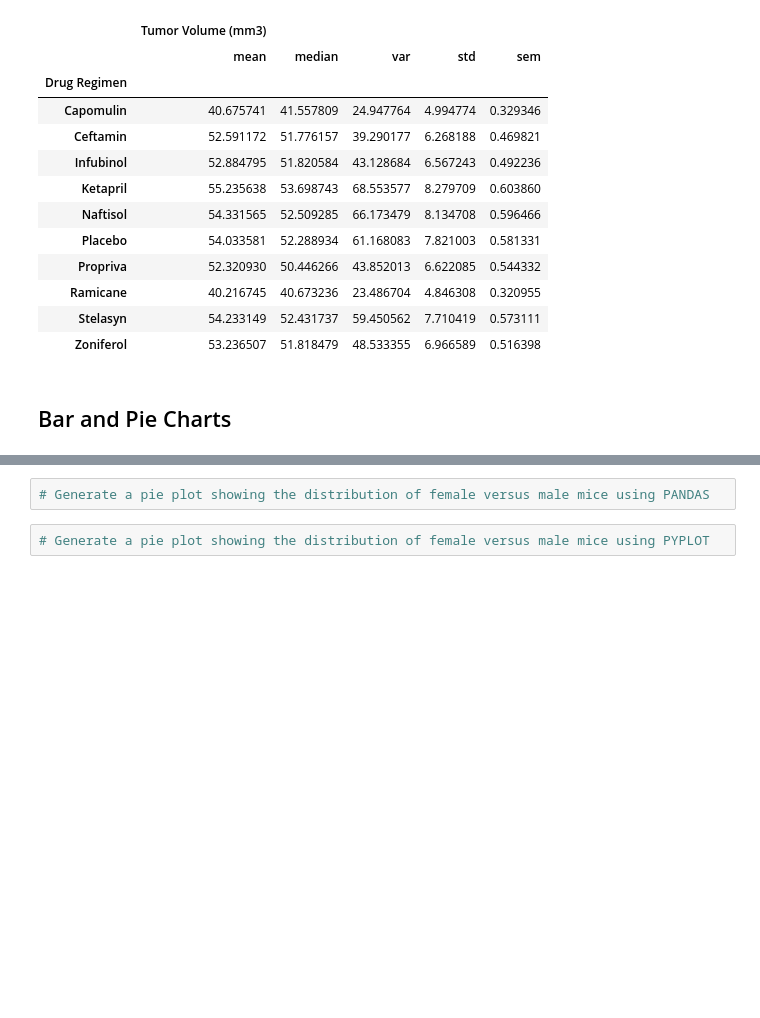
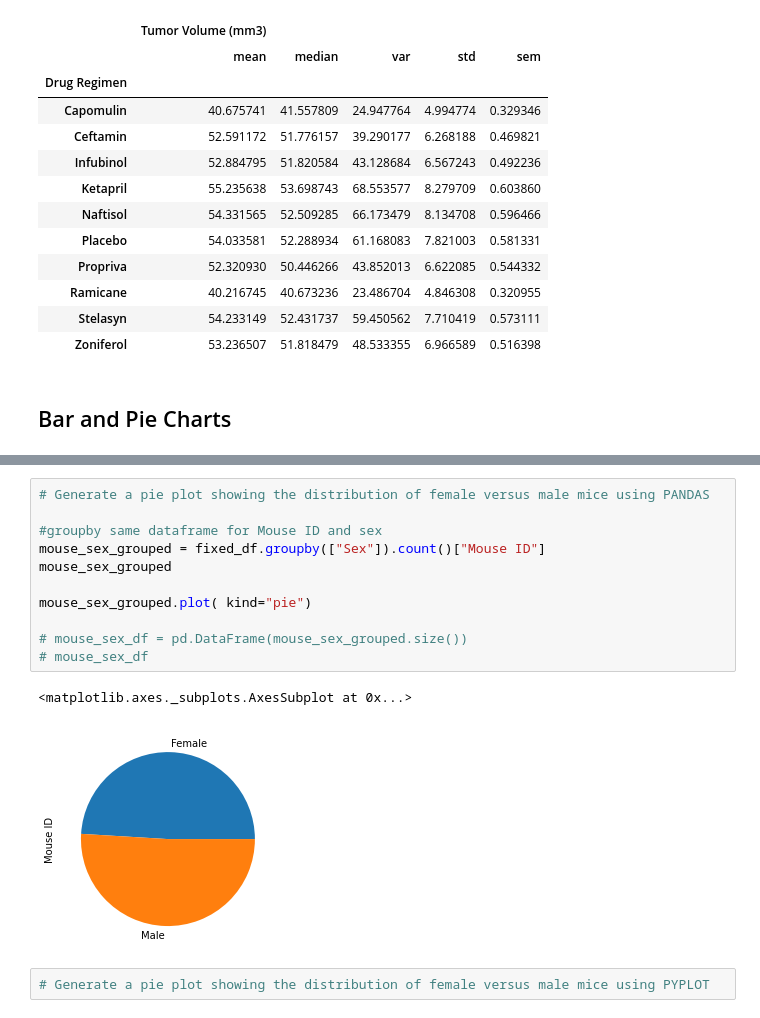
Before and after one commit to cieranmorris/Drug-Therapy-Animal-Study, a Jupyter notebook: pymaceuticals_starter.ipynb, the cells around one changed output, grey strips where cells are left out. Saved outputs shown, nothing was run; the diff lists cells and outputs as text; blank space fills up the shorter version.

```diff
--- a/pymaceuticals_starter.ipynb
+++ b/pymaceuticals_starter.ipynb
@@ -168,5 +178,17 @@ plt.bar(x_axis, drug_types, color="g", alpha=0.75)
 # %%
 # Generate a pie plot showing the distribution of female versus male mice using PANDAS
+
+#groupby same dataframe for Mouse ID and sex
+mouse_sex_grouped = fixed_df.groupby(["Sex"]).count()["Mouse ID"]
+mouse_sex_grouped
+
+mouse_sex_grouped.plot( kind="pie")
+
+# mouse_sex_df = pd.DataFrame(mouse_sex_grouped.size())
+# mouse_sex_df
+# %% [output]
+<matplotlib.axes._subplots.AxesSubplot at 0x...>
+[figure, added]
 # %%
 # Generate a pie plot showing the distribution of female versus male mice using PYPLOT
 # %% [markdown]
```
Also changed, not shown: parts of 4 cells of this notebook.
